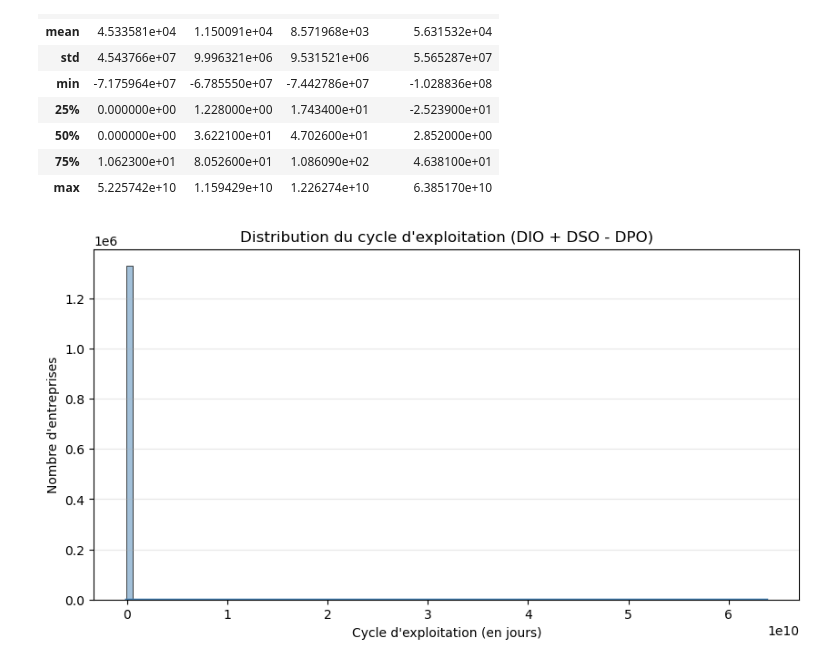
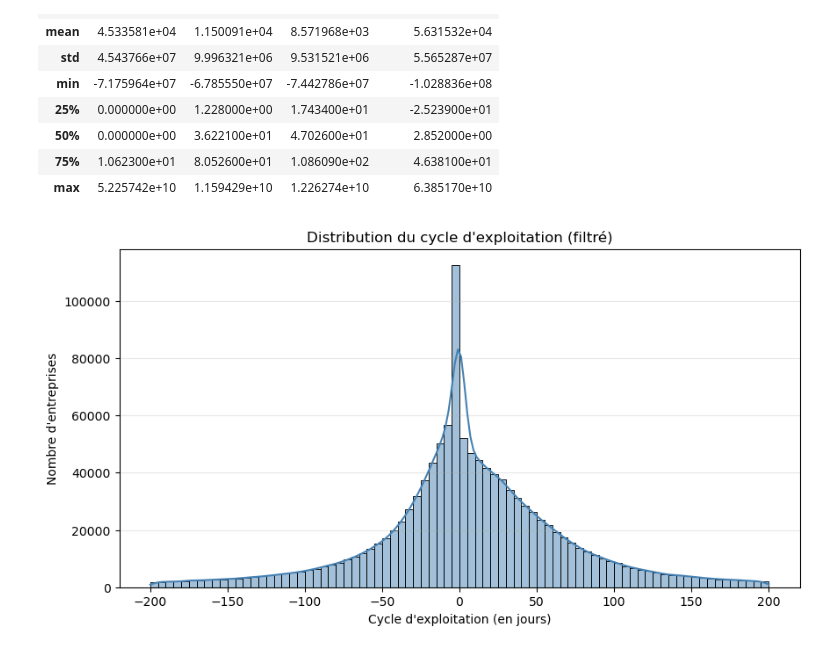
Before and after one commit to khelifaYacine/signaux-faibles-finance, a Jupyter notebook: 01_exploration.ipynb, the cells around one changed output. Cells and saved outputs as stored; diff of their text form; code cells hidden in the pictures.

Commit message:
Visualisation prof

```diff
--- a/01_exploration.ipynb
+++ b/01_exploration.ipynb
@@ -966,18 +966,22 @@ df_clean[["DIO", "DSO", "DPO", "Cycle_exploitation"]].describe()
 | 75% | 1.062300e+01 | 8.052600e+01 | 1.086090e+02 | 4.638100e+01 |
 | max | 5.225742e+10 | 1.159429e+10 | 1.226274e+10 | 6.385170e+10 |
 # %%
+# On filtre les valeurs extrêmes du cycle (entre -200 et +200 jours)
+df_cycle = df_clean[(df_clean["Cycle_exploitation"] > -200) &
+                    (df_clean["Cycle_exploitation"] < 200)]
+
 plt.figure(figsize=(10,5))
 sns.histplot(
-    data=df_clean,
+    data=df_cycle,
     x="Cycle_exploitation",
-    bins=100,
+    bins=80,
     kde=True,
     color="steelblue"
 )
-plt.title("Distribution du cycle d'exploitation (DIO + DSO - DPO)")
+plt.title("Distribution du cycle d'exploitation (filtré)")
 plt.xlabel("Cycle d'exploitation (en jours)")
 plt.ylabel("Nombre d'entreprises")
 plt.grid(axis="y", alpha=0.3)
 plt.show()
 # %% [output]
-[figure, old version]
+[figure, new version]
```
Also changed, not shown: parts of 4 cells of this notebook.
